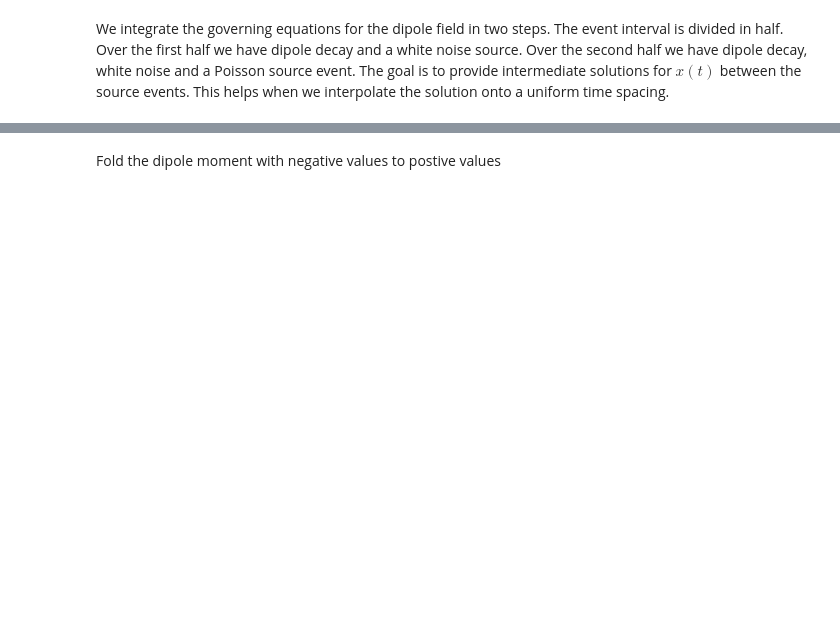
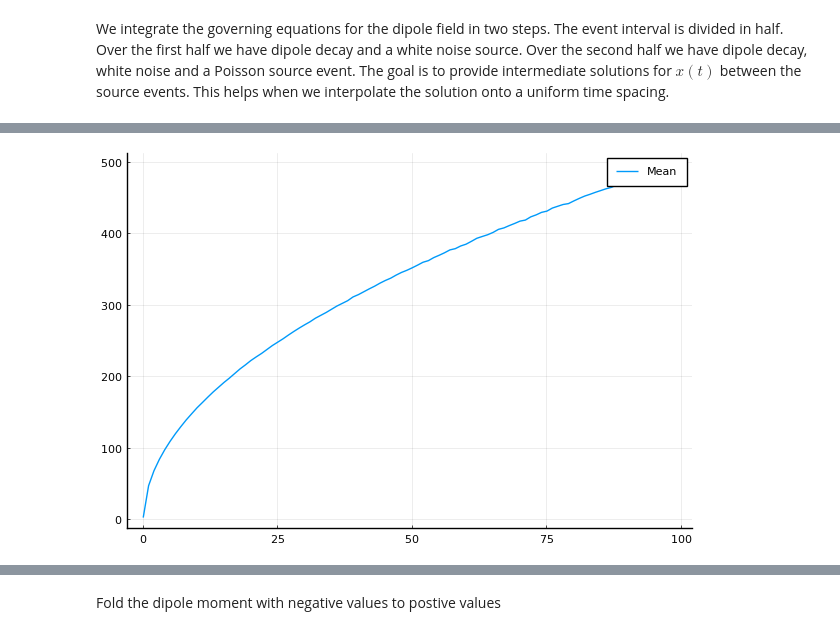
Before and after one commit to MurrayJaneMary/Stochastic, a Jupyter notebook: Poisson3000.ipynb, the cells around one changed output, grey strips where cells are left out. Drawn from its saved outputs; the diff is of its cells as text; code cells hidden in the pictures; blank space fills up the shorter version.

Commit message:
Effect of amplitude on mean, std, and skew

```diff
--- a/Poisson3000.ipynb
+++ b/Poisson3000.ipynb
@@ -88,0 +142,6 @@ mean x = 4.9253781027381836 std x = 2.5549777685706707 skewness = 0.261609842097
+# %%
+#plot relationships
+pyplot()
+@df df plot(:amplitude, :meanX, label ="Mean" )
+# %% [output]
+[figure, added]
```
Also changed, not shown: parts of 10 cells of this notebook, 4 other files.
